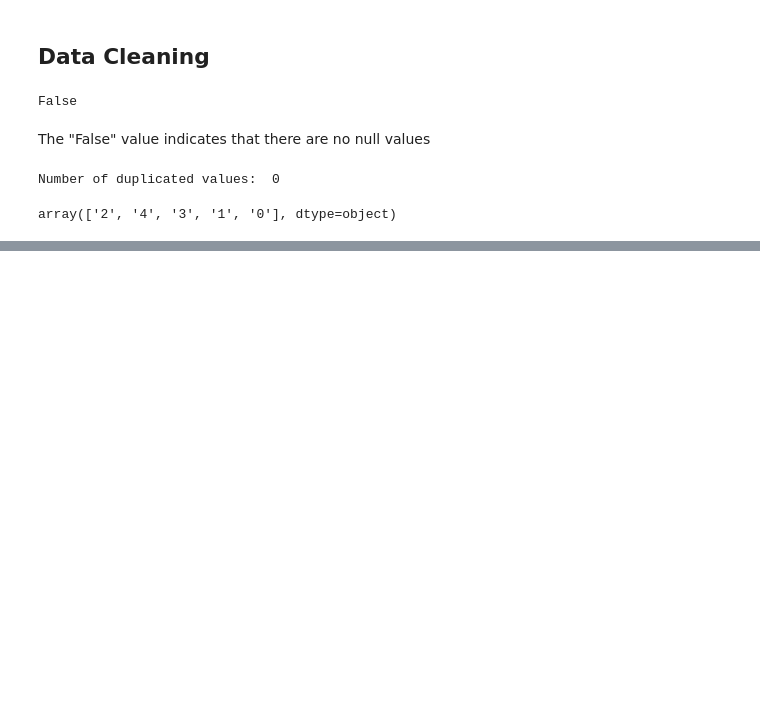
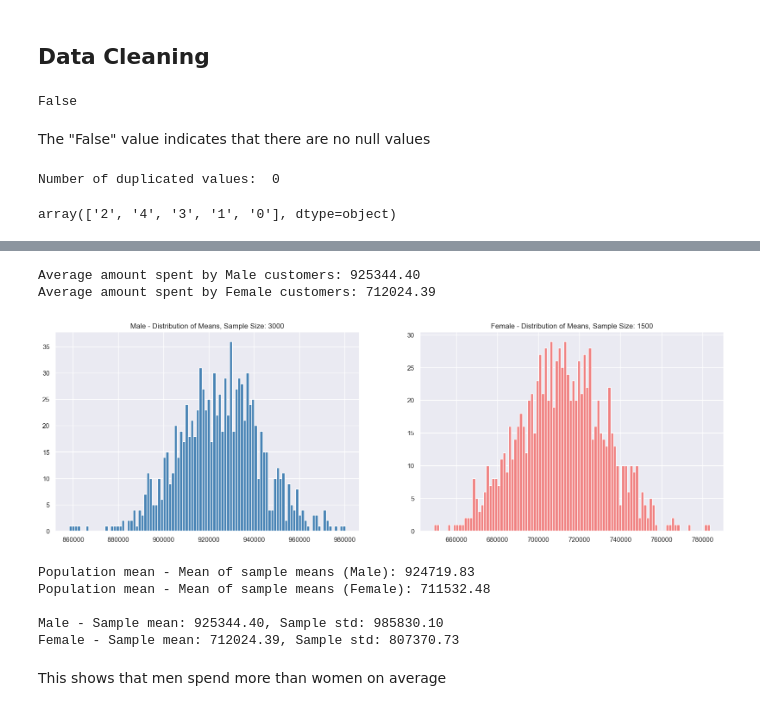
Before and after one commit to ssriprak/WalmartEDA, a Jupyter notebook: Walmart Data Cleaning.ipynb, the cells around one changed output, grey strips where cells are left out. Drawn from its saved outputs; the diff is of its cells as text; code cells hidden in the pictures; blank space fills up the shorter version.

```diff
--- a/Walmart Data Cleaning.ipynb
+++ b/Walmart Data Cleaning.ipynb
@@ -216,0 +204,60 @@ walmart
+# %%
+import numpy as np
+import matplotlib.pyplot as plt
+
+# Grouping by user and gender to calculate total amount spent per customer
+amt_df = walmart.groupby(['User_ID', 'Gender'])[['Purchase']].sum()
+avg_amt_df = amt_df.reset_index()
+
+# Average spend by gender
+male_avg = avg_amt_df[avg_amt_df['Gender'] == 'M']['Purchase'].mean()
+female_avg = avg_amt_df[avg_amt_df['Gender'] == 'F']['Purchase'].mean()
+
+print("Average amount spent by Male customers: {:.2f}".format(male_avg))
+print("Average amount spent by Female customers: {:.2f}".format(female_avg))
+
+# Create gender-specific datasets
+male_df = avg_amt_df[avg_amt_df['Gender'] == 'M']
+female_df = avg_amt_df[avg_amt_df['Gender'] == 'F']
+
+# Sampling parameters
+male_sample_size = 3000
+female_sample_size = 1500
+num_repitions = 1000
+male_means = []
+female_means = []
+
+# Bootstrapping to estimate sampling distribution of the mean
+for _ in range(num_repitions):
+    male_mean = male_df.sample(male_sample_size, replace=True)['Purchase'].mean()
+    female_mean = female_df.sample(female_sample_size, replace=True)['Purchase'].mean()
+
+    male_means.append(male_mean)
+    female_means.append(female_mean)
+
+# Plotting histograms
+fig, axis = plt.subplots(nrows=1, ncols=2, figsize=(20, 6))
+axis[0].hist(male_means, bins=100, color='steelblue')
+axis[1].hist(female_means, bins=100, color='lightcoral')
+axis[0].set_title("Male - Distribution of Means, Sample Size: 3000")
+axis[1].set_title("Female - Distribution of Means, Sample Size: 1500")
+plt.show()
+
+# Results
+print("\n")
+print("Population mean - Mean of sample means (Male): {:.2f}".format(np.mean(male_means)))
+print("Population mean - Mean of sample means (Female): {:.2f}".format(np.mean(female_means)))
+
+print("\nMale - Sample mean: {:.2f}, Sample std: {:.2f}".format(male_df['Purchase'].mean(), male_df['Purchase'].std()))
+print("Female - Sample mean: {:.2f}, Sample std: {:.2f}".format(female_df['Purchase'].mean(), female_df['Purchase'].std()))
+# %% [output]
+Average amount spent by Male customers: 925344.40
+Average amount spent by Female customers: 712024.39
+[figure, added]
+Population mean - Mean of sample means (Male): 924719.83
+Population mean - Mean of sample means (Female): 711532.48
+
+Male - Sample mean: 925344.40, Sample std: 985830.10
+Female - Sample mean: 712024.39, Sample std: 807370.73
+# %% [markdown]
+This shows that men spend more than women on average
```
Also changed, not shown: parts of 2 cells of this notebook.
